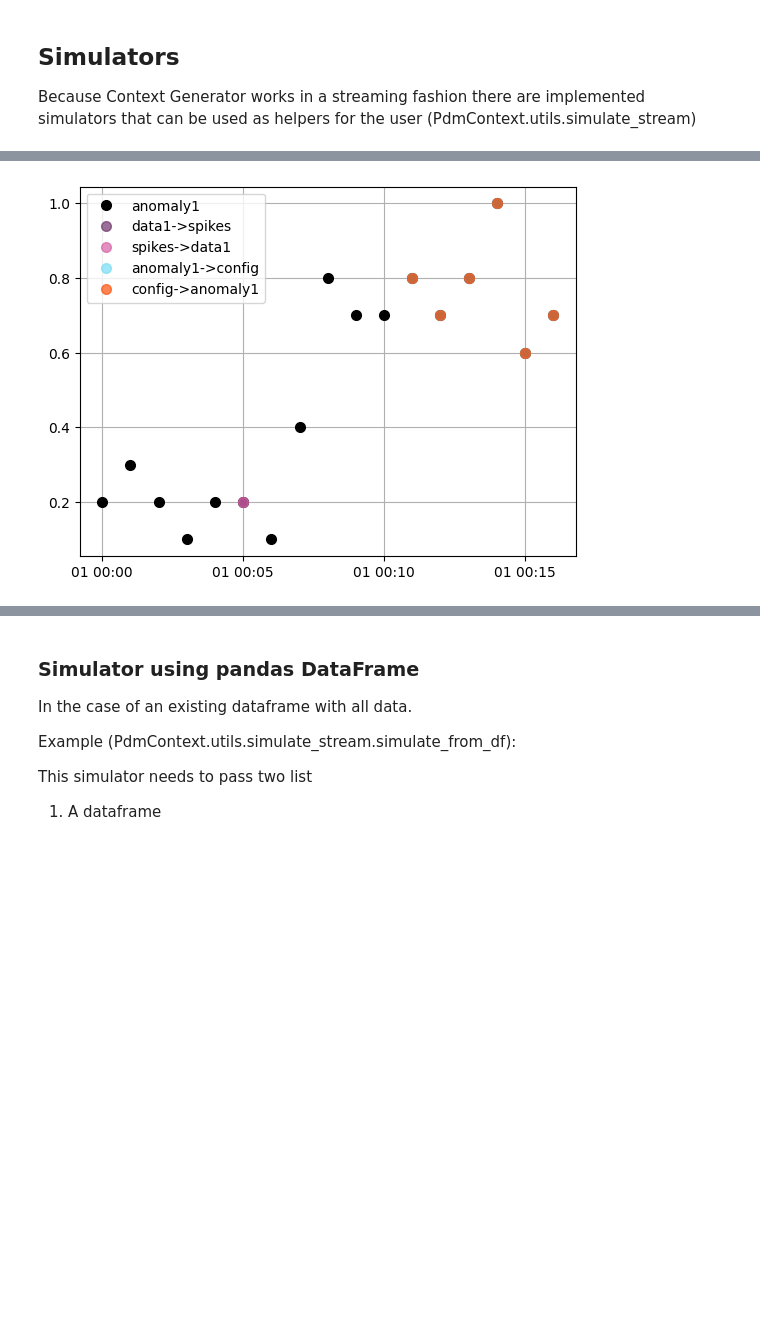
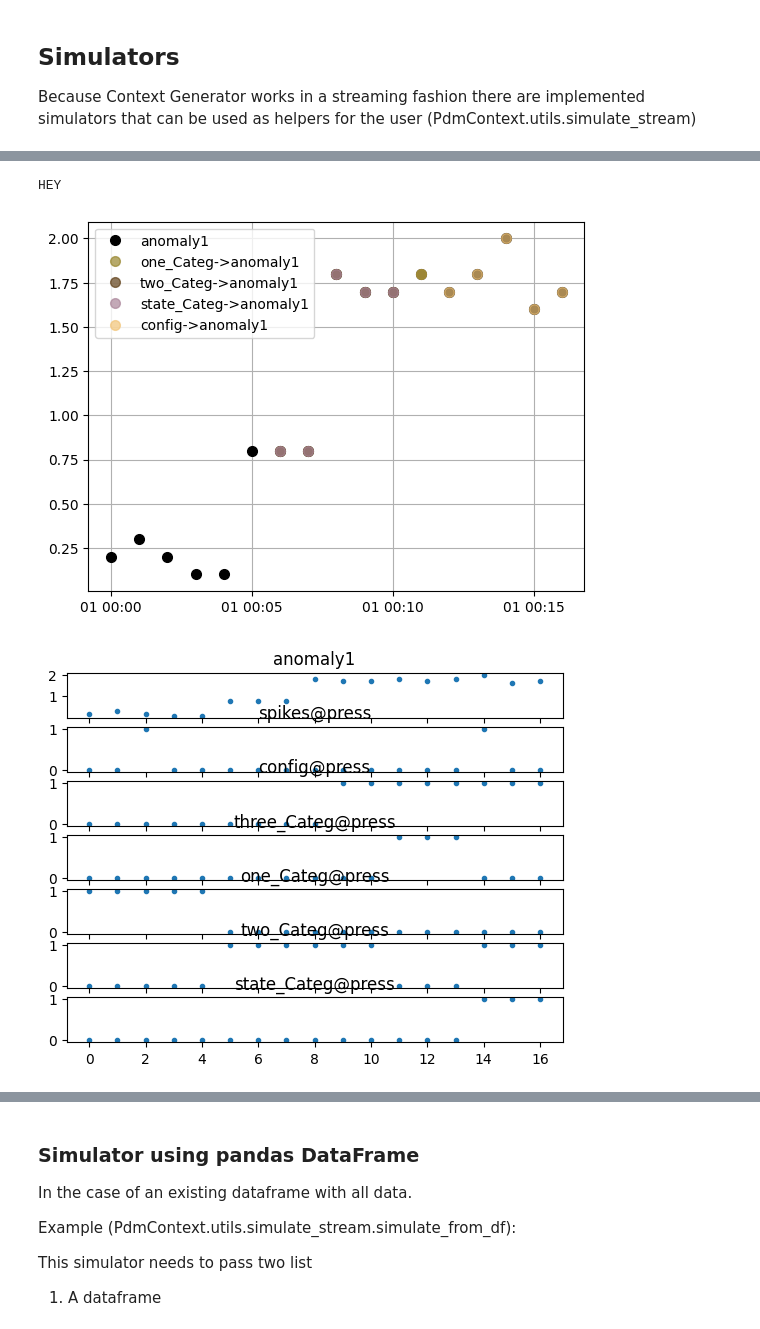
Before and after one commit to agiannoul/PdMContext, a Jupyter notebook: src/Example.ipynb, the cells around one changed output, grey strips where cells are left out. Saved outputs shown, nothing was run; the diff lists cells and outputs as text; code cells hidden in the pictures; blank space fills up the shorter version.

Commit message:
Add categorical event simulators and related example in Examples

```diff
--- a/src/Example.ipynb
+++ b/src/Example.ipynb
@@ -309,25 +316,30 @@ This simulator needs to pass two list
 # %%
 from PdmContext.utils.simulate_stream import simulate_stream
-
+from PdmContext.ContextGeneration import ContextGenerator
+import pandas as pd
+from random import random
 
 start2 = pd.to_datetime("2023-01-01 00:00:00")
 timestamps2 = [start2 + pd.Timedelta(minutes=i) for i in range(17)]
 
 eventconf2=("config",[pd.to_datetime("2023-01-01 00:09:00")],"configuration")
 spiketuples2=("spikes",[pd.to_datetime("2023-01-01 00:01:00"),pd.to_datetime("2023-01-01 00:13:00")],"isolated")
+categories=("Categ",timestamps2, ["one", "one","one","one","one","two","two","two","two","two","two","three", "three", "three", "two", "two","two"],"categorical")
 
-data1tuples2=("data1",[random() for i in range(17)],timestamps2)
-anomaly1tuples2=("anomaly1", [0.2, 0.3, 0.2, 0.1, 0.2, 0.2, 0.1, 0.4, 0.8, 0.7, 0.7, 0.8, 0.7, 0.8, 1, 0.6, 0.7],timestamps2)
+anomaly1tuples2=("anomaly1", [0.2, 0.3, 0.2, 0.1, 0.1, 0.8, 0.8, 0.8, 1.8, 1.7, 1.7, 1.8, 1.7, 1.8, 2, 1.6, 1.7],timestamps2)
 
-stream=simulate_stream([data1tuples2,anomaly1tuples2],[eventconf2,spiketuples2],"anomaly1")
+stream=simulate_stream([anomaly1tuples2],[eventconf2,spiketuples2],[categories],"anomaly1")
 
 contextpipeline3 =  ContextGenerator(target="anomaly1", context_horizon="8 hours", Causalityfunct=calculatewithPc)
 source="press"
 
 
 for record in stream:
     #print(record)
     contextpipeline3.collect_data(timestamp=record["timestamp"], source=source, name=record["name"], type=record["type"],value=record["value"])
-contextpipeline3.plot()
+contextpipeline3.plot([["", "anomaly1", ""]])
+contextpipeline3.contexts[-1].plot()
 # %% [output]
+HEY
-[figure, old version]
+[figure, new version]
+[figure, added]
```
Also changed, not shown: parts of 8 cells of this notebook, 3 other files.
